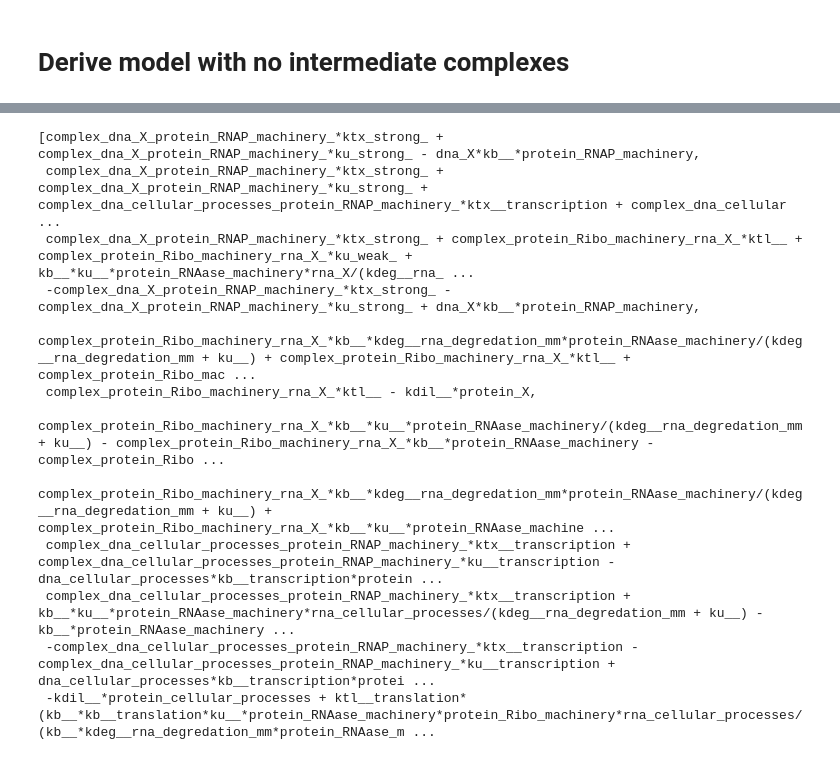
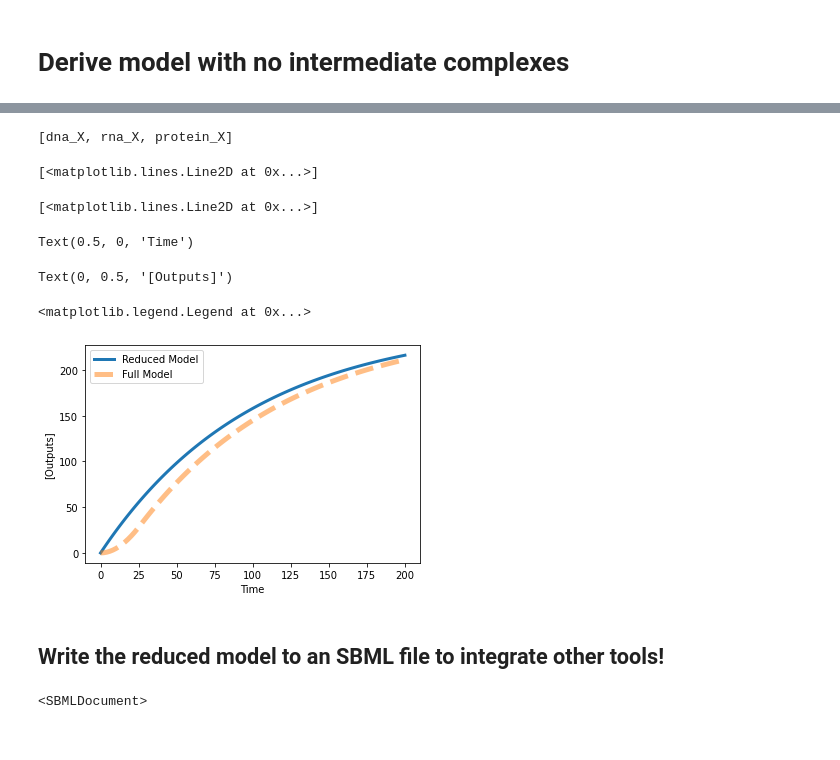
Before and after one commit to ayush9pandey/AutoReduce, a Jupyter notebook: examples/AutoReduce-BioCRNpyler interface.ipynb, the cells around one changed output, grey strips where cells are left out. Saved outputs shown, nothing was run; the diff lists cells and outputs as text; code cells hidden in the pictures.

```diff
--- a/examples/AutoReduce-BioCRNpyler interface.ipynb
+++ b/examples/AutoReduce-BioCRNpyler interface.ipynb
@@ -149,15 +233,33 @@ Successful time-scale separation solution obtained with states: [dna_X, protein_
 # %%
-reduced_sys.f
+reduced_sys.x
 # %% [output]
-[complex_dna_X_protein_RNAP_machinery_*ktx_strong_ + complex_dna_X_protein_RNAP_machinery_*ku_strong_ - dna_X*kb__*protein_RNAP_machinery,
- complex_dna_X_protein_RNAP_machinery_*ktx_strong_ + complex_dna_X_protein_RNAP_machinery_*ku_strong_ + complex_dna_cellular_processes_protein_RNAP_machinery_*ktx__transcription + complex_dna_cellular ...
- complex_dna_X_protein_RNAP_machinery_*ktx_strong_ + complex_protein_Ribo_machinery_rna_X_*ktl__ + complex_protein_Ribo_machinery_rna_X_*ku_weak_ + kb__*ku__*protein_RNAase_machinery*rna_X/(kdeg__rna_ ...
- -complex_dna_X_protein_RNAP_machinery_*ktx_strong_ - complex_dna_X_protein_RNAP_machinery_*ku_strong_ + dna_X*kb__*protein_RNAP_machinery,
- complex_protein_Ribo_machinery_rna_X_*kb__*kdeg__rna_degredation_mm*protein_RNAase_machinery/(kdeg__rna_degredation_mm + ku__) + complex_protein_Ribo_machinery_rna_X_*ktl__ + complex_protein_Ribo_mac ...
- complex_protein_Ribo_machinery_rna_X_*ktl__ - kdil__*protein_X,
- complex_protein_Ribo_machinery_rna_X_*kb__*ku__*protein_RNAase_machinery/(kdeg__rna_degredation_mm + ku__) - complex_protein_Ribo_machinery_rna_X_*kb__*protein_RNAase_machinery - complex_protein_Ribo ...
- complex_protein_Ribo_machinery_rna_X_*kb__*kdeg__rna_degredation_mm*protein_RNAase_machinery/(kdeg__rna_degredation_mm + ku__) + complex_protein_Ribo_machinery_rna_X_*kb__*ku__*protein_RNAase_machine ...
- complex_dna_cellular_processes_protein_RNAP_machinery_*ktx__transcription + complex_dna_cellular_processes_protein_RNAP_machinery_*ku__transcription - dna_cellular_processes*kb__transcription*protein ...
- complex_dna_cellular_processes_protein_RNAP_machinery_*ktx__transcription + kb__*ku__*protein_RNAase_machinery*rna_cellular_processes/(kdeg__rna_degredation_mm + ku__) - kb__*protein_RNAase_machinery ...
- -complex_dna_cellular_processes_protein_RNAP_machinery_*ktx__transcription - complex_dna_cellular_processes_protein_RNAP_machinery_*ku__transcription + dna_cellular_processes*kb__transcription*protei ...
- -kdil__*protein_cellular_processes + ktl__translation*(kb__*kb__translation*ku__*protein_RNAase_machinery*protein_Ribo_machinery*rna_cellular_processes/(kb__*kdeg__rna_degredation_mm*protein_RNAase_m ...
+[dna_X, rna_X, protein_X]
+# %%
+from autoreduce.utils import get_ODE
+timepoints_ode = np.linspace(0, 200, 100)
+# reduced_sys.params_values = new_params_values + []
+reduced_ode = get_ODE(reduced_sys, timepoints_ode)
+sol = reduced_ode.solve_system().T
+try:
+    import matplotlib.pyplot as plt
+    plt.plot(timepoints_ode, sol[2,:], lw = 3, label='Reduced Model')
+    plt.plot(timepoints_ode, full_model, '--', lw = 5, alpha = 0.5, label='Full Model')
+    plt.xlabel('Time')
+    plt.ylabel('[Outputs]')
+    plt.legend()
+    plt.show()
+except:
+    print('Plotting libraries missing.')
+# %% [output]
+[<matplotlib.lines.Line2D at 0x...>]
+[<matplotlib.lines.Line2D at 0x...>]
+Text(0.5, 0, 'Time')
+Text(0, 0.5, '[Outputs]')
+<matplotlib.legend.Legend at 0x...>
+[figure, added]
+# %% [markdown]
+## Write the reduced model to an SBML file to integrate other tools!
+# %%
+reduced_sys.write_sbml("reduced_gene_expression.xml")
+# %% [output]
+<SBMLDocument>
```
Also changed, not shown: parts of 20 cells of this notebook, 13 other files.
